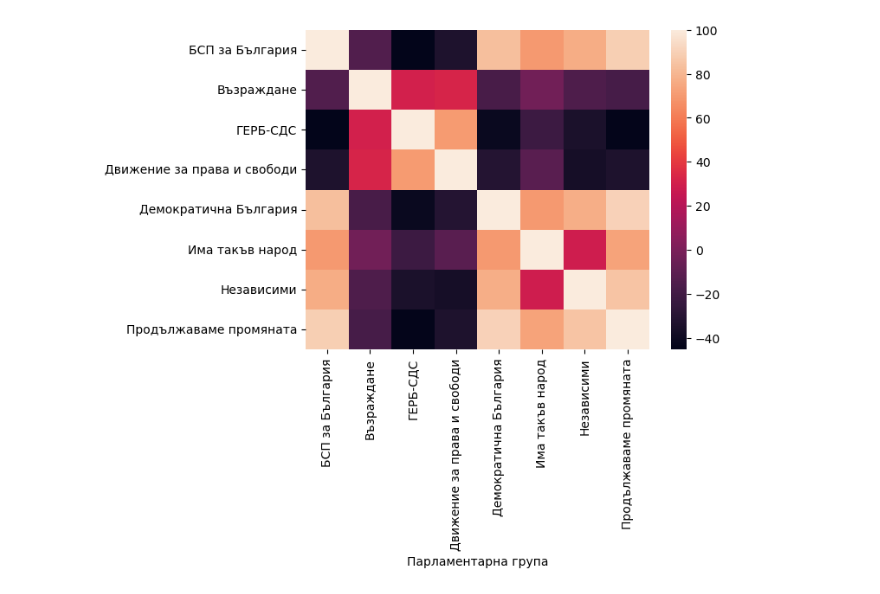
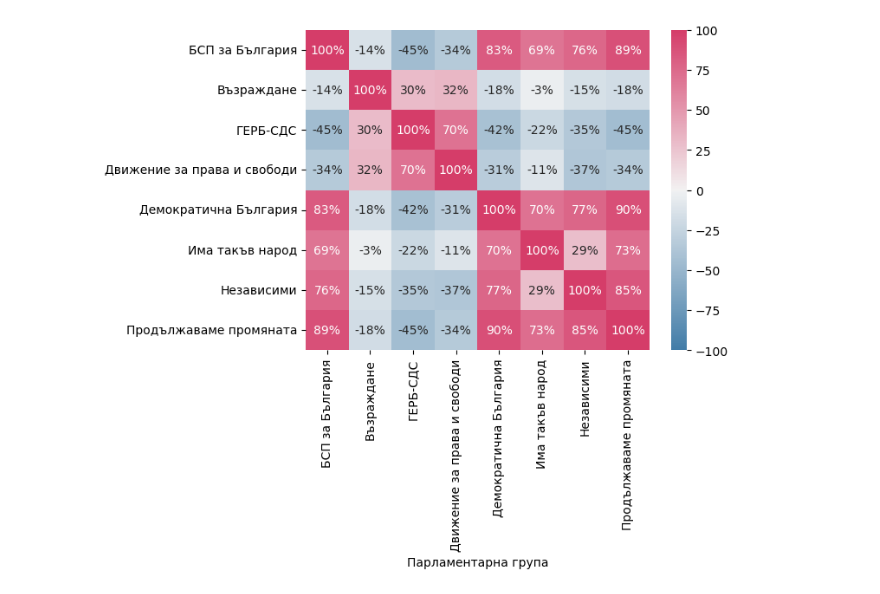
Before and after one commit to ydm/strazha, a Jupyter notebook: notebooks/correlations.ipynb, the cells around one changed output. Drawn from its saved outputs; the diff is of its cells as text; code cells hidden in the pictures.

Commit message:
fix coloring

```diff
--- a/notebooks/correlations.ipynb
+++ b/notebooks/correlations.ipynb
@@ -41,7 +44,8 @@ def f():
 xs = f()
 xs['parlGroup_name'] = xs['parlGroup'].map(mapping)
 # %%
-xs['decision_unified'] = xs['decision'].map({
+# Normalize voting percentages.
+xs['normalized'] = xs['decision'].map({
     'no-vote': 0,      # не гласувал
     'yes': 1,          # да
     'abstain': 0,      # въздържал се
@@ -57,0 +57,5 @@ corr = votes.corr()
+# %%
+# Group by vote and party.
+grouped = xs.groupby(['vote_id', 'parlGroup_name'])
+stacked = grouped['normalized'].sum().div(grouped['count'].sum())
+votes = stacked.unstack()
@@ -72,6 +111,13 @@ corr
 | Независими | 0.761880 | -0.154133 | -0.351635 | -0.371374 | 0.767493 | ... |
 | Продължаваме промяната | 0.890474 | -0.182380 | -0.448299 | -0.337062 | 0.898064 | ... |
 # %%
-sb.heatmap(corr * 100);
+# Annotations
+annot = corr.copy() * 100
+for col in annot.columns:
+    annot[col] = annot[col].map(round).map(lambda x: f'{x}%')
+# Coloring
+cmap = sb.diverging_palette(240, 0, as_cmap=True)
+# Plot
+sb.heatmap(corr * 100, cmap=cmap, vmin=-100, vmax=100, annot=annot, fmt='');
 # %% [output]
-[figure, old version]
+[figure, new version]
```
Also changed, not shown: parts of 6 cells of this notebook.
